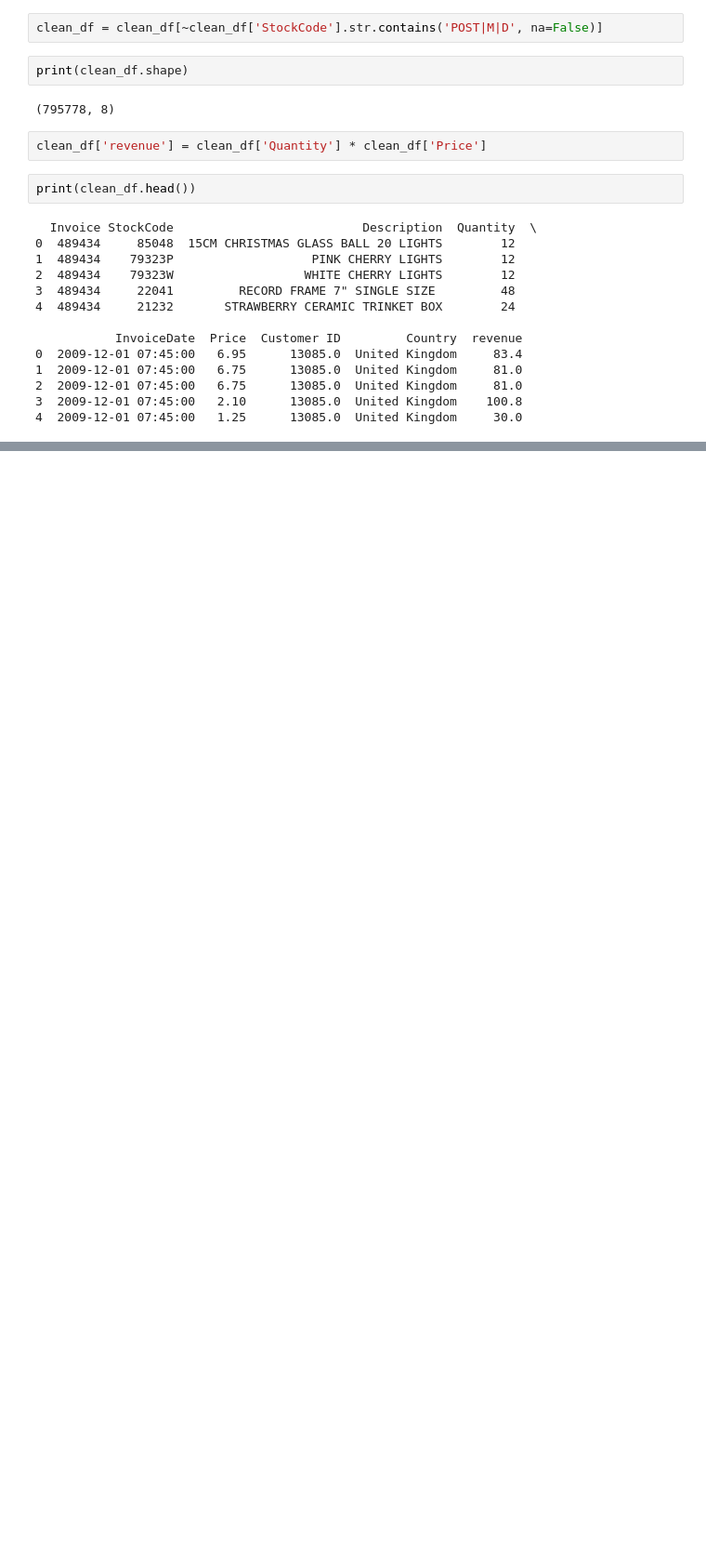
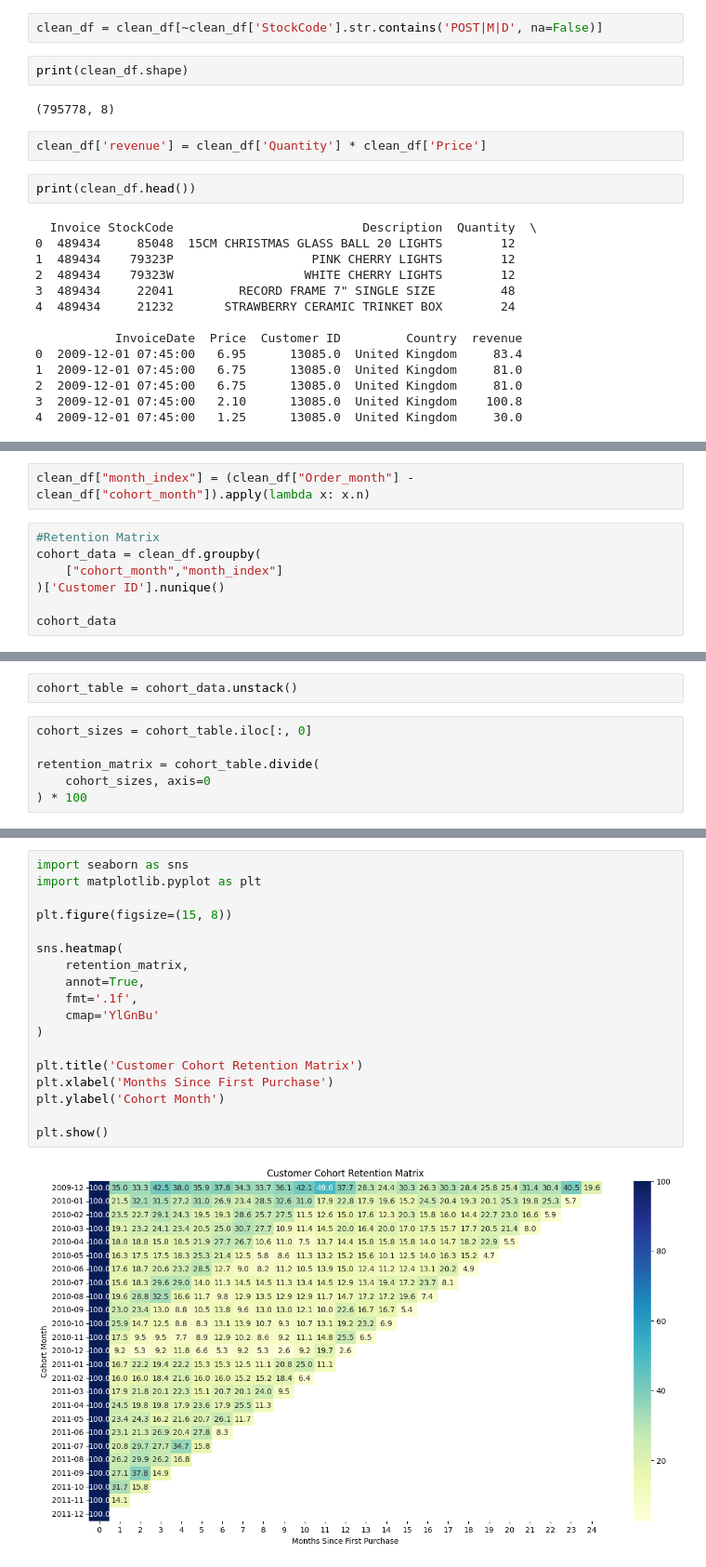
Before and after one commit to apurva2074/Cohort_Retention_and_Customer_Lifetime_Value, a Jupyter notebook: Notebooks/cleaning_data.ipynb, the cells around one changed output, grey strips where cells are left out. Shown at 93% size. Drawn from its saved outputs; the diff is of its cells as text; blank space fills up the shorter version.

Commit message:
Build rentention matirx and heatmap

```diff
--- a/Notebooks/cleaning_data.ipynb
+++ b/Notebooks/cleaning_data.ipynb
@@ -72,0 +102,9 @@ print(clean_df.head())
+# %%
+clean_df["month_index"] = (clean_df["Order_month"] - clean_df["cohort_month"]).apply(lambda x: x.n)
+# %%
+#Retention Matrix
+cohort_data = clean_df.groupby(
+    ["cohort_month","month_index"]
+)['Customer ID'].nunique()
+
+cohort_data
@@ -72,0 +125,8 @@ print(clean_df.head())
+# %%
+cohort_table = cohort_data.unstack()
+# %%
+cohort_sizes = cohort_table.iloc[:, 0]
+
+retention_matrix = cohort_table.divide(
+    cohort_sizes, axis=0
+) * 100
@@ -72,0 +155,20 @@ print(clean_df.head())
+# %%
+import seaborn as sns
+import matplotlib.pyplot as plt
+
+plt.figure(figsize=(15, 8))
+
+sns.heatmap(
+    retention_matrix,
+    annot=True,
+    fmt='.1f',
+    cmap='YlGnBu'
+)
+
+plt.title('Customer Cohort Retention Matrix')
+plt.xlabel('Months Since First Purchase')
+plt.ylabel('Cohort Month')
+
+plt.show()
+# %% [output]
+[figure, added]
```
Also changed, not shown: parts of 5 cells of this notebook.
